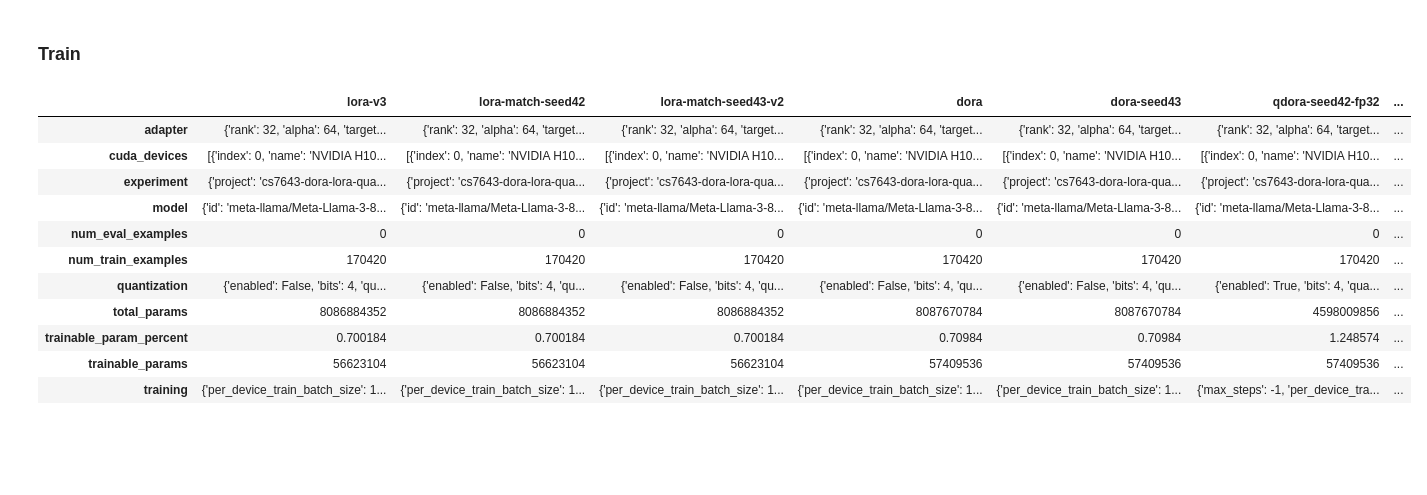
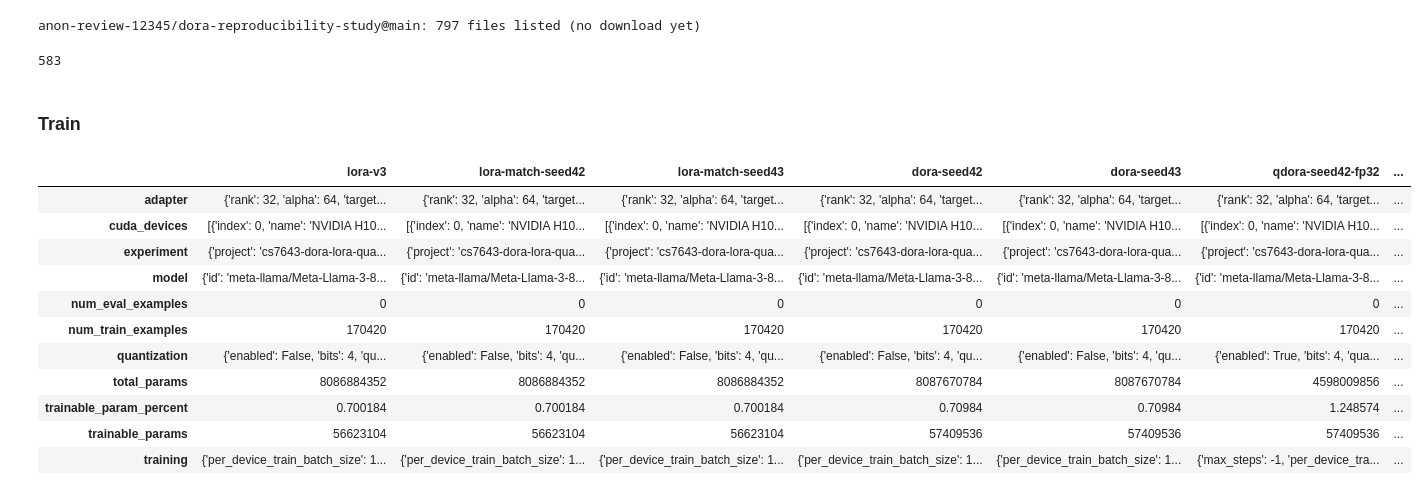
Before and after one commit to tardelr/dora-case-studies, a Jupyter notebook: notebooks/audit_runs_remote.ipynb, the cells around one changed output. Saved outputs shown, nothing was run; the diff lists cells and outputs as text; code cells hidden in the pictures; blank space fills up the shorter version.

Commit message:
notebooks request remotely from hf

```diff
--- a/notebooks/audit_runs.ipynb
+++ b/notebooks/audit_runs_remote.ipynb
@@ -43,31 +41,79 @@ def load_json_file(filename):
+# %%
+SESSION = requests.Session()
+# if HF_TOKEN:
+#     SESSION.headers["Authorization"] = f"Bearer {HF_TOKEN}"
+
+REQUEST_TIMEOUT = 60
+REQUEST_RETRIES = 3
+
+
+def http_get(repo_id, path, revision=REVISION, headers=None):
+    url = f"{HF_ENDPOINT}/{repo_id}/resolve/{revision}/{path}"
+    last_error = None
+    for _ in range(REQUEST_RETRIES):
+        try:
+            response = SESSION.get(url, headers=headers, timeout=REQUEST_TIMEOUT)
+            response.raise_for_status()
+            return response
+        except requests.RequestException as error:
+            last_error = error
+    raise RuntimeError(f"GET failed after {REQUEST_RETRIES} attempts: {url}") from last_error
+
+
+def read_remote_json(repo_id, path, revision=REVISION):
+    return json.loads(http_get(repo_id, path, revision).text)
+
+
+def read_remote_yaml(repo_id, path, revision=REVISION):
+    return yaml.safe_load(http_get(repo_id, path, revision).text)
+
+
+HF_API = HfApi()
+
+try:
+    REPO_FILES = set(HF_API.list_repo_files(REPO_ID, revision=REVISION))
+except Exception as error:
+    raise RuntimeError(
+        f"Could not list {REPO_ID}@{REVISION}. Gated repositories need a valid "
+        "HF_TOKEN in the environment or in .env."
+    ) from error
+
+print(f"{REPO_ID}@{REVISION}: {len(REPO_FILES):,} files listed (no download yet)")
+# %% [output]
+anon-review-12345/dora-reproducibility-study@main: 797 files listed (no download yet)
+# %%
+(OUTPUT_DIR / "final_path_versions.txt").write_text(
+    json.dumps([[f"{REPO_ID}/{repo_dir}" for repo_dir in RUNS.values()]])
+)
+# %% [output]
+583
 # %% [markdown]
 ### Train
 # %%
 full = {}
 parameters = {}
 devices = {}
 adapter = {}
 quant = {}
-for p in paths:
-    run_name = str(p).split('/')[-1]
-    complete_file = load_json_file(p/'run_metadata.json')
-    full[run_name] = complete_file
-    parameters[run_name] = complete_file['training']
-    devices[run_name]= complete_file['cuda_devices'][0]
-    adapter[run_name] = complete_file['adapter']
-    quant[run_name] = complete_file['quantization']
 
+for run_name, repo_dir in RUNS.items():
+    metadata = read_remote_json(REPO_ID, f"{repo_dir}/run_metadata.json")
+    full[run_name] = metadata
+    parameters[run_name] = metadata["training"]
+    devices[run_name] = metadata["cuda_devices"][0]
+    adapter[run_name] = metadata["adapter"]
+    quant[run_name] = metadata["quantization"]
 
 df = pd.DataFrame(full).sort_index()
 df_params = pd.DataFrame(parameters).sort_index()
-df_params = df_params.loc[df_params.index != 'resume_from_checkpoint', :]
+df_params = df_params.loc[df_params.index != "resume_from_checkpoint", :]
 df_devices = pd.DataFrame(devices).sort_index()
 df_adapter = pd.DataFrame(adapter).sort_index()
 df_quant = pd.DataFrame(quant)
 
 df
 # %% [output]
-|  | lora-v3 | lora-match-seed42 | lora-match-seed43-v2 | dora | dora-seed43 | qdora-seed42-fp32 | ... |
+|  | lora-v3 | lora-match-seed42 | lora-match-seed43 | dora-seed42 | dora-seed43 | qdora-seed42-fp32 | ... |
 | adapter | {'rank': 32, 'alpha': 64, 'target... | {'rank': 32, 'alpha': 64, 'target... | {'rank': 32, 'alpha': 64, 'target... | {'rank': 32, 'alpha': 64, 'target... | {'rank': 32, 'alpha': 64, 'target... | {'rank': 32, 'alpha': 64, 'target... | ... |
 | cuda_devices | [{'index': 0, 'name': 'NVIDIA H10... | [{'index': 0, 'name': 'NVIDIA H10... | [{'index': 0, 'name': 'NVIDIA H10... | [{'index': 0, 'name': 'NVIDIA H10... | [{'index': 0, 'name': 'NVIDIA H10... | [{'index': 0, 'name': 'NVIDIA H10... | ... |
 | experiment | {'project': 'cs7643-dora-lora-qua... | {'project': 'cs7643-dora-lora-qua... | {'project': 'cs7643-dora-lora-qua... | {'project': 'cs7643-dora-lora-qua... | {'project': 'cs7643-dora-lora-qua... | {'project': 'cs7643-dora-lora-qua... | ... |
```
Also changed, not shown: parts of 22 cells of this notebook, 9 other files.
